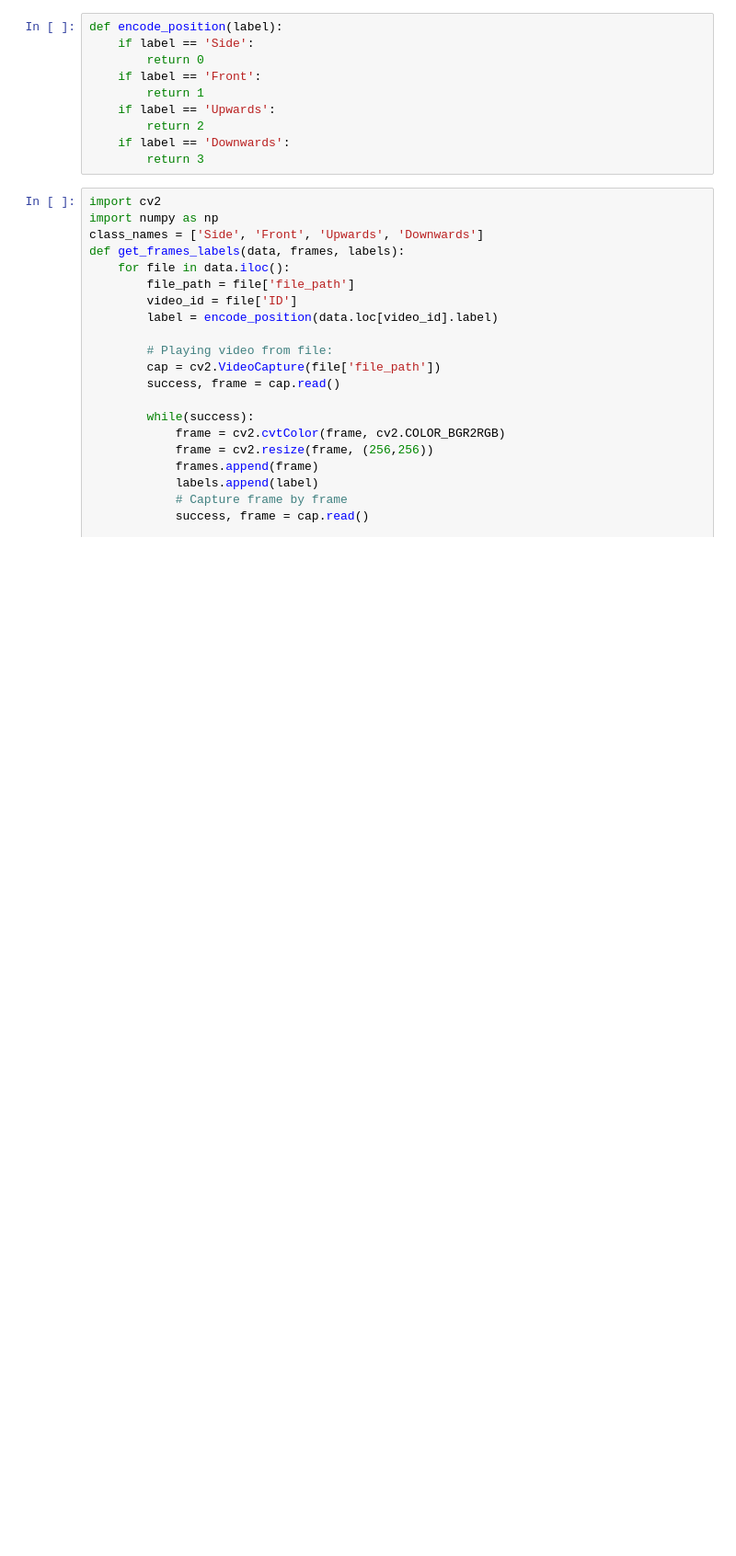
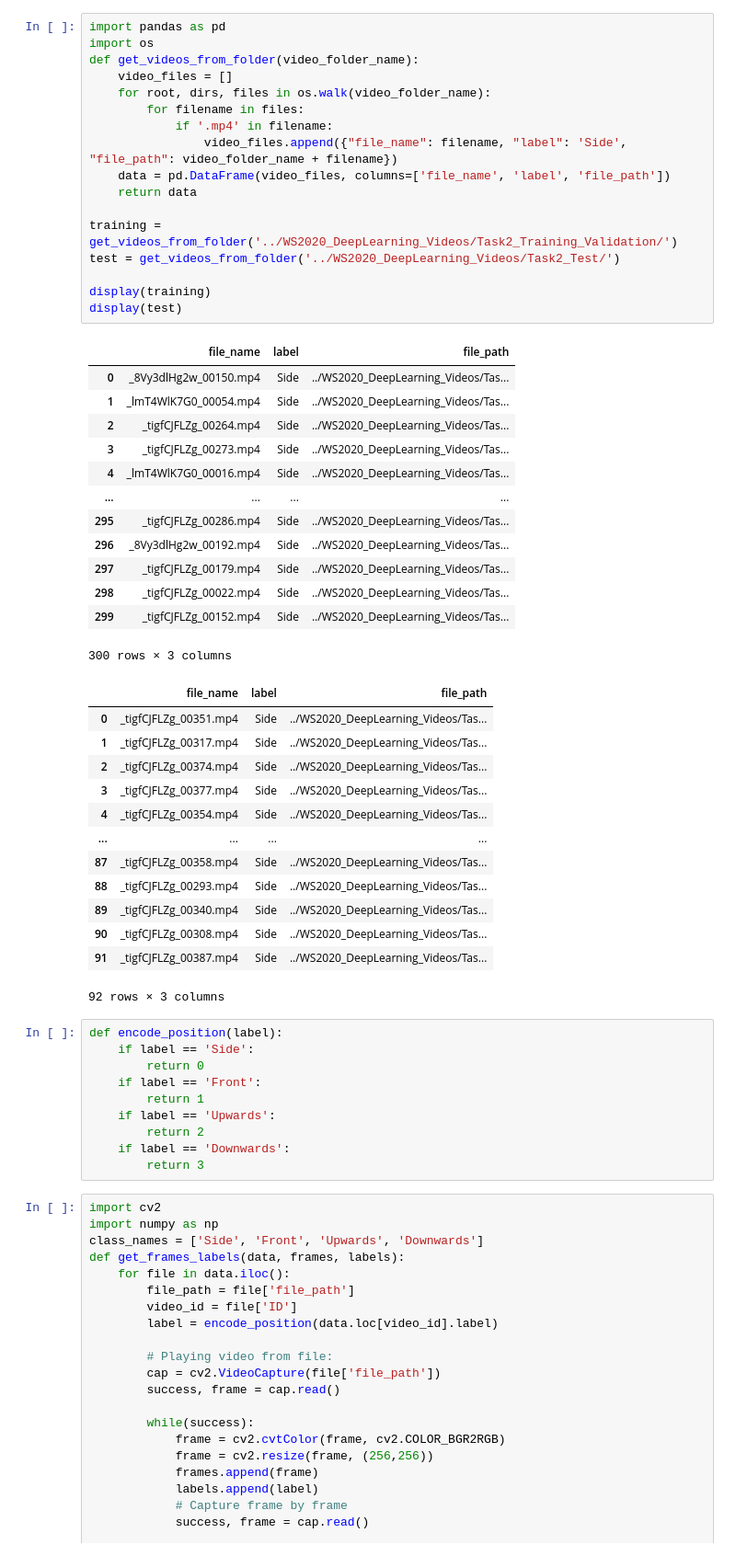
Before and after one commit to proohit/deep-learning-team6, a Jupyter notebook: 2c/Task 2c.ipynb, the cells around one changed output. Shown at 92% size. Saved outputs shown, nothing was run; the diff lists cells and outputs as text; blank space fills up the shorter version.

```diff
--- a/2c/Task 2c.ipynb
+++ b/2c/Task 2c.ipynb
@@ -51,3 +1,47 @@ display(test)
+# %%
+import pandas as pd
+import os
+def get_videos_from_folder(video_folder_name):
+    video_files = []
+    for root, dirs, files in os.walk(video_folder_name):
+        for filename in files:
+            if '.mp4' in filename:
+                video_files.append({"file_name": filename, "label": 'Side', "file_path": video_folder_name + filename})
+    data = pd.DataFrame(video_files, columns=['file_name', 'label', 'file_path'])
+    return data
+
+training = get_videos_from_folder('../WS2020_DeepLearning_Videos/Task2_Training_Validation/')
+test = get_videos_from_folder('../WS2020_DeepLearning_Videos/Task2_Test/')
+
+display(training)
+display(test)
+# %% [output]
+|  | file_name | label | file_path |
+| 0 | _8Vy3dlHg2w_00150.mp4 | Side | ../WS2020_DeepLearning_Videos/Tas... |
+| 1 | _lmT4WlK7G0_00054.mp4 | Side | ../WS2020_DeepLearning_Videos/Tas... |
+| 2 | _tigfCJFLZg_00264.mp4 | Side | ../WS2020_DeepLearning_Videos/Tas... |
+| 3 | _tigfCJFLZg_00273.mp4 | Side | ../WS2020_DeepLearning_Videos/Tas... |
+| 4 | _lmT4WlK7G0_00016.mp4 | Side | ../WS2020_DeepLearning_Videos/Tas... |
+| ... | ... | ... | ... |
+| 295 | _tigfCJFLZg_00286.mp4 | Side | ../WS2020_DeepLearning_Videos/Tas... |
+| 296 | _8Vy3dlHg2w_00192.mp4 | Side | ../WS2020_DeepLearning_Videos/Tas... |
+| 297 | _tigfCJFLZg_00179.mp4 | Side | ../WS2020_DeepLearning_Videos/Tas... |
+| 298 | _tigfCJFLZg_00022.mp4 | Side | ../WS2020_DeepLearning_Videos/Tas... |
+| 299 | _tigfCJFLZg_00152.mp4 | Side | ../WS2020_DeepLearning_Videos/Tas... |
+300 rows × 3 columns
+|  | file_name | label | file_path |
+| 0 | _tigfCJFLZg_00351.mp4 | Side | ../WS2020_DeepLearning_Videos/Tas... |
+| 1 | _tigfCJFLZg_00317.mp4 | Side | ../WS2020_DeepLearning_Videos/Tas... |
+| 2 | _tigfCJFLZg_00374.mp4 | Side | ../WS2020_DeepLearning_Videos/Tas... |
+| 3 | _tigfCJFLZg_00377.mp4 | Side | ../WS2020_DeepLearning_Videos/Tas... |
+| 4 | _tigfCJFLZg_00354.mp4 | Side | ../WS2020_DeepLearning_Videos/Tas... |
+| ... | ... | ... | ... |
+| 87 | _tigfCJFLZg_00358.mp4 | Side | ../WS2020_DeepLearning_Videos/Tas... |
+| 88 | _tigfCJFLZg_00293.mp4 | Side | ../WS2020_DeepLearning_Videos/Tas... |
+| 89 | _tigfCJFLZg_00340.mp4 | Side | ../WS2020_DeepLearning_Videos/Tas... |
+| 90 | _tigfCJFLZg_00308.mp4 | Side | ../WS2020_DeepLearning_Videos/Tas... |
+| 91 | _tigfCJFLZg_00387.mp4 | Side | ../WS2020_DeepLearning_Videos/Tas... |
+92 rows × 3 columns
 # %%
 def encode_position(label):
     if label == 'Side':
```
Also changed, not shown: parts of 8 cells of this notebook, 3 other files.
